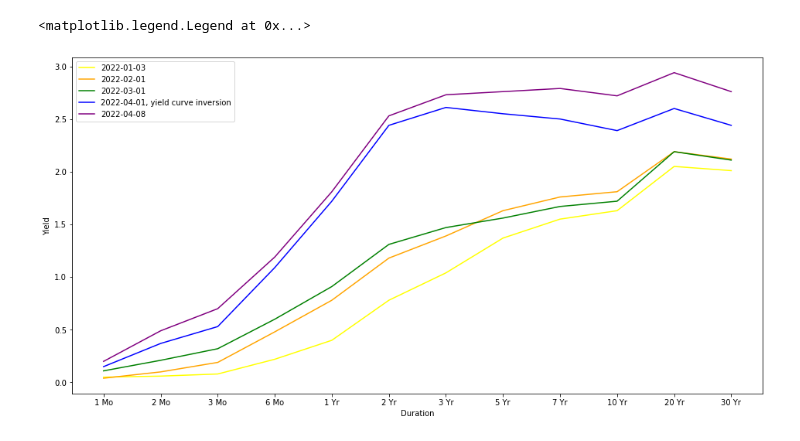
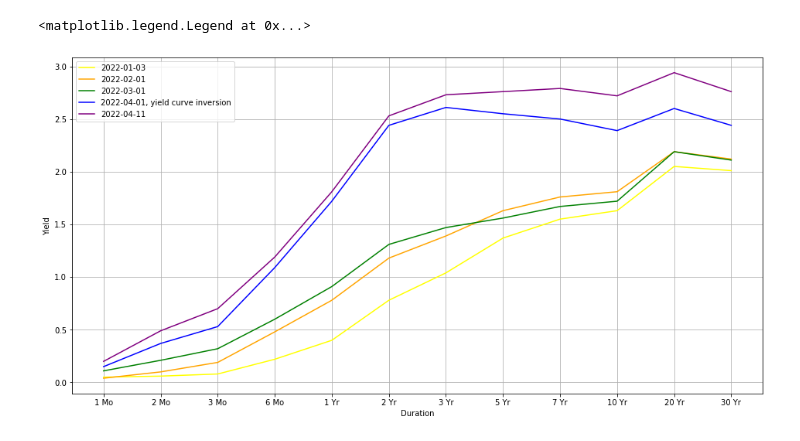
Before and after one commit to Wenbo-Git/Finance, a Jupyter notebook: Fixed Income/yield curves.ipynb, the cells around one changed output. Drawn from its saved outputs; the diff is of its cells as text; code cells hidden in the pictures.

```diff
--- a/Fixed Income/yield curves.ipynb
+++ b/Fixed Income/yield curves.ipynb
@@ -82,15 +85,16 @@ df2
 # %%
 plt.figure(figsize=(16,8))
+plt.grid(True)
 
 plt.plot(df2.index, df2[["2022-01-03"]].values, label = "2022-01-03", color = "yellow")
 plt.plot(df2.index, df2[["2022-02-01"]].values, label = "2022-02-01", color = "orange")
 plt.plot(df2.index, df2[["2022-03-01"]].values, label = "2022-03-01", color = "green")
 plt.plot(df2.index, df2[["2022-04-01"]].values, label = "2022-04-01, yield curve inversion", color = "blue")
-plt.plot(df2.index, df2[["2022-04-08"]].values, label = "2022-04-08", color = "purple")
+plt.plot(df2.index, df2[["2022-04-08"]].values, label = "2022-04-11", color = "purple")
 
 plt.xlabel("Duration")
 plt.ylabel("Yield")
 plt.legend()
 # %% [output]
 <matplotlib.legend.Legend at 0x...>
-[figure, old version]
+[figure, new version]
```
Also changed, not shown: parts of 8 cells of this notebook.
